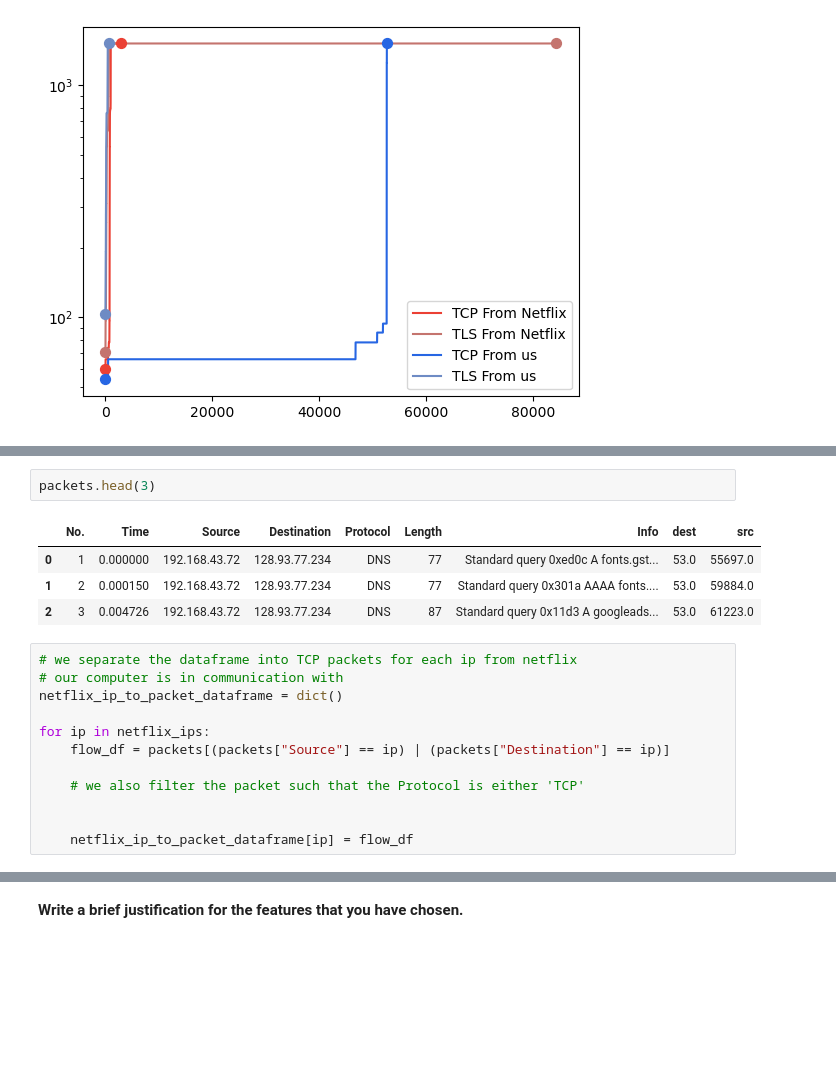
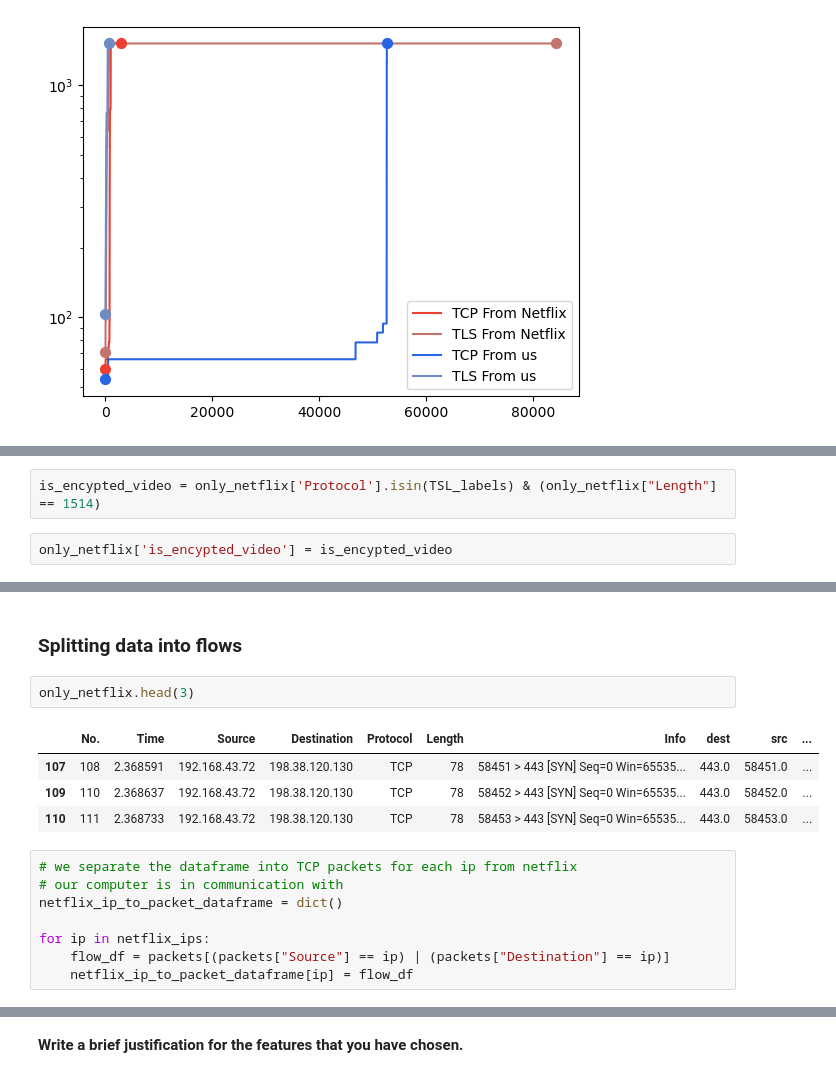
Before and after one commit to noise-course/video-quality-of-experience-zroe1, a Jupyter notebook: 1-Video-Quality-Inference.ipynb, the cells around one changed output, grey strips where cells are left out. Cells and saved outputs as stored; diff of their text form; blank space fills up the shorter version.

```diff
--- a/1-Video-Quality-Inference.ipynb
+++ b/1-Video-Quality-Inference.ipynb
@@ -400,0 +403,4 @@ By skimming WireShark, it looks like the reason we get all these
+# %%
+is_encypted_video = only_netflix['Protocol'].isin(TSL_labels) & (only_netflix["Length"] == 1514)
+# %%
+only_netflix['is_encypted_video'] = is_encypted_video
@@ -401,10 +429,12 @@ By skimming WireShark, it looks like the reason we get all these
+# %% [markdown]
+### Splitting data into flows
 # %%
-packets.head(3)
+only_netflix.head(3)
 # %% [output]
-|  | No. | Time | Source | Destination | Protocol | Length | Info | dest | src |
-| 0 | 1 | 0.000000 | 192.168.43.72 | 128.93.77.234 | DNS | 77 | Standard query 0xed0c A fonts.gst... | 53.0 | 55697.0 |
-| 1 | 2 | 0.000150 | 192.168.43.72 | 128.93.77.234 | DNS | 77 | Standard query 0x301a AAAA fonts.... | 53.0 | 59884.0 |
-| 2 | 3 | 0.004726 | 192.168.43.72 | 128.93.77.234 | DNS | 87 | Standard query 0x11d3 A googleads... | 53.0 | 61223.0 |
+|  | No. | Time | Source | Destination | Protocol | Length | Info | dest | src | ... |
+| 107 | 108 | 2.368591 | 192.168.43.72 | 198.38.120.130 | TCP | 78 | 58451 > 443 [SYN] Seq=0 Win=65535... | 443.0 | 58451.0 | ... |
+| 109 | 110 | 2.368637 | 192.168.43.72 | 198.38.120.130 | TCP | 78 | 58452 > 443 [SYN] Seq=0 Win=65535... | 443.0 | 58452.0 | ... |
+| 110 | 111 | 2.368733 | 192.168.43.72 | 198.38.120.130 | TCP | 78 | 58453 > 443 [SYN] Seq=0 Win=65535... | 443.0 | 58453.0 | ... |
 # %%
 # we separate the dataframe into TCP packets for each ip from netflix
 # our computer is in communication with
@@ -412,8 +442,4 @@ netflix_ip_to_packet_dataframe = dict()
 
 for ip in netflix_ips:
     flow_df = packets[(packets["Source"] == ip) | (packets["Destination"] == ip)]
-
-    # we also filter the packet such that the Protocol is either 'TCP'
-
-
     netflix_ip_to_packet_dataframe[ip] = flow_df
```
Also changed, not shown: parts of 18 cells of this notebook.
